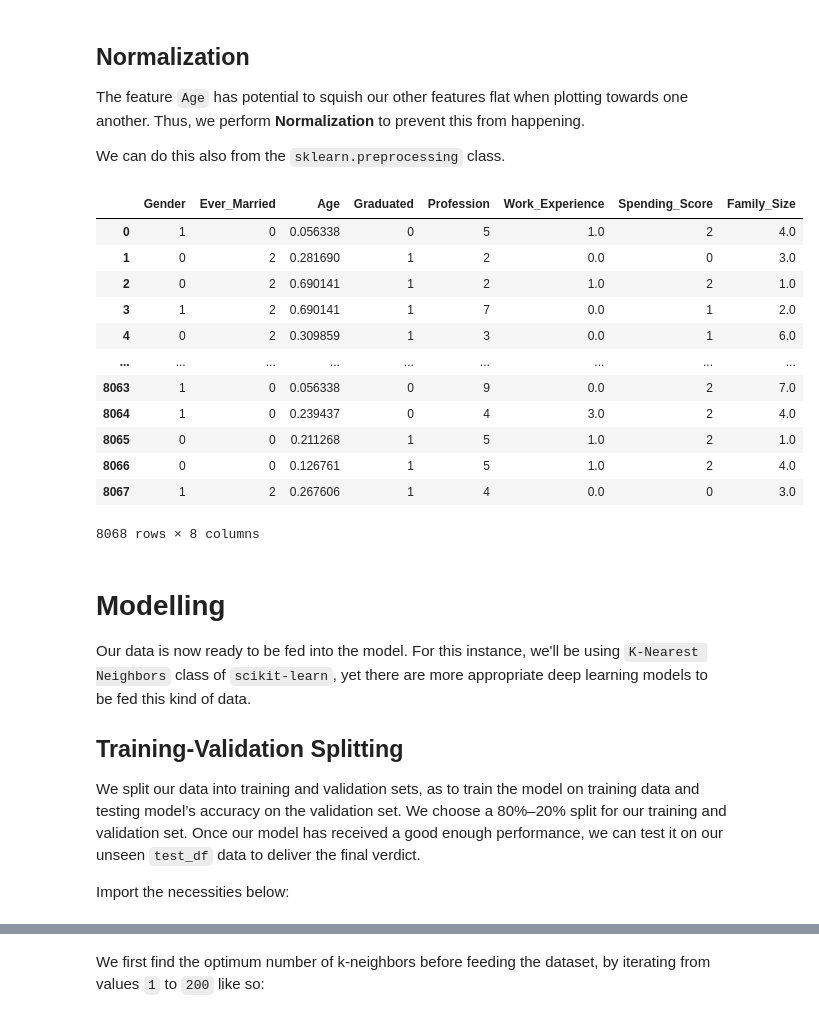
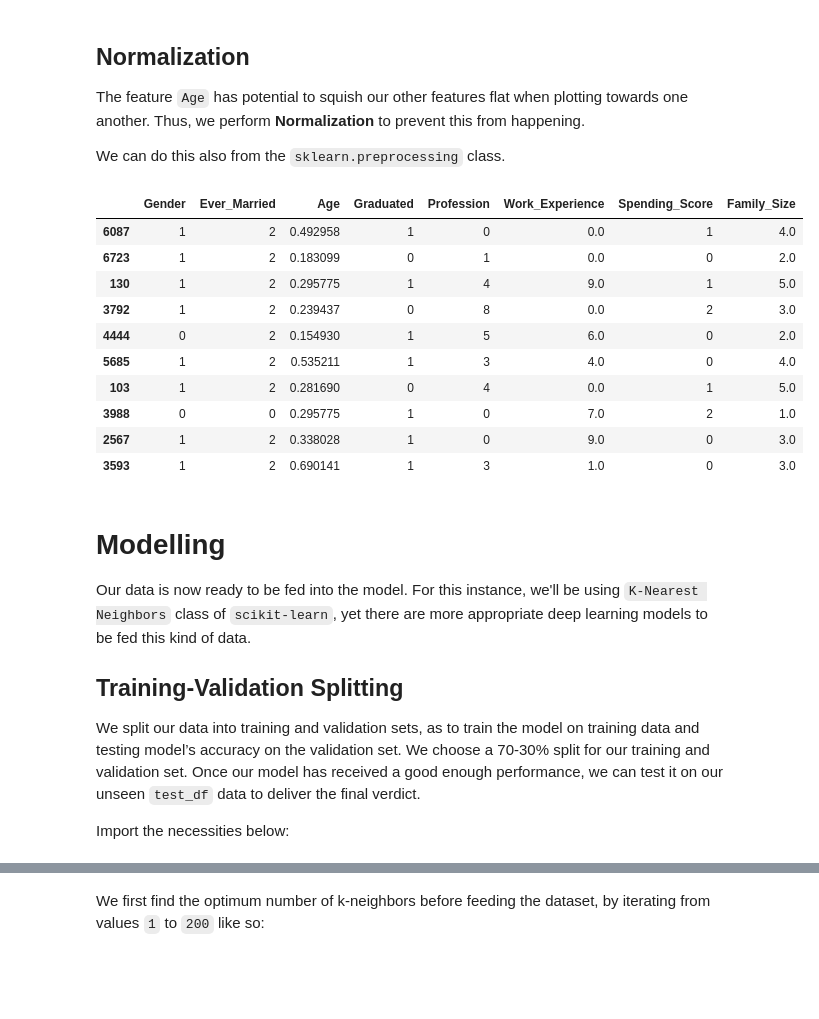
Before and after one commit to notpestilence/KNNClassifier-Sistem-Cerdas, a Jupyter notebook: nb.ipynb, the cells around one changed output, grey strips where cells are left out. Saved outputs shown, nothing was run; the diff lists cells and outputs as text; code cells hidden in the pictures; blank space fills up the shorter version.

```diff
--- a/nb.ipynb
+++ b/nb.ipynb
@@ -197,30 +198,28 @@ We can do this also from the `sklearn.preprocessing` class.
 # %%
 from sklearn.preprocessing import MinMaxScaler
 feature_columns = features.columns.tolist()
 scaler = MinMaxScaler() # Instantiate scaler object
 features['Age'] = scaler.fit_transform(features[['Age']])
 
-features
+features.sample(n=10, random_state=1)
 # %% [output]
 |  | Gender | Ever_Married | Age | Graduated | Profession | Work_Experience | Spending_Score | Family_Size |
-| 0 | 1 | 0 | 0.056338 | 0 | 5 | 1.0 | 2 | 4.0 |
-| 1 | 0 | 2 | 0.281690 | 1 | 2 | 0.0 | 0 | 3.0 |
-| 2 | 0 | 2 | 0.690141 | 1 | 2 | 1.0 | 2 | 1.0 |
-| 3 | 1 | 2 | 0.690141 | 1 | 7 | 0.0 | 1 | 2.0 |
-| 4 | 0 | 2 | 0.309859 | 1 | 3 | 0.0 | 1 | 6.0 |
-| ... | ... | ... | ... | ... | ... | ... | ... | ... |
-| 8063 | 1 | 0 | 0.056338 | 0 | 9 | 0.0 | 2 | 7.0 |
-| 8064 | 1 | 0 | 0.239437 | 0 | 4 | 3.0 | 2 | 4.0 |
-| 8065 | 0 | 0 | 0.211268 | 1 | 5 | 1.0 | 2 | 1.0 |
-| 8066 | 0 | 0 | 0.126761 | 1 | 5 | 1.0 | 2 | 4.0 |
-| 8067 | 1 | 2 | 0.267606 | 1 | 4 | 0.0 | 0 | 3.0 |
+| 6087 | 1 | 2 | 0.492958 | 1 | 0 | 0.0 | 1 | 4.0 |
+| 6723 | 1 | 2 | 0.183099 | 0 | 1 | 0.0 | 0 | 2.0 |
+| 130 | 1 | 2 | 0.295775 | 1 | 4 | 9.0 | 1 | 5.0 |
+| 3792 | 1 | 2 | 0.239437 | 0 | 8 | 0.0 | 2 | 3.0 |
+| 4444 | 0 | 2 | 0.154930 | 1 | 5 | 6.0 | 0 | 2.0 |
+| 5685 | 1 | 2 | 0.535211 | 1 | 3 | 4.0 | 0 | 4.0 |
+| 103 | 1 | 2 | 0.281690 | 0 | 4 | 0.0 | 1 | 5.0 |
+| 3988 | 0 | 0 | 0.295775 | 1 | 0 | 7.0 | 2 | 1.0 |
+| 2567 | 1 | 2 | 0.338028 | 1 | 0 | 9.0 | 0 | 3.0 |
+| 3593 | 1 | 2 | 0.690141 | 1 | 3 | 1.0 | 0 | 3.0 |
-8068 rows × 8 columns
 # %% [markdown]
 # Modelling
 Our data is now ready to be fed into the model. For this instance, we'll be using `K-Nearest Neighbors` class of `scikit-learn`, yet there are more appropriate deep learning models to be fed this kind of data.
 
 ## Training-Validation Splitting
-We split our data into training and validation sets, as to train the model on training data and testing model’s accuracy on the validation set. We choose a 80%–20% split for our training and validation set. Once our model has received a good enough performance, we can test it on our unseen `test_df` data to deliver the final verdict.
+We split our data into training and validation sets, as to train the model on training data and testing model’s accuracy on the validation set. We choose a 70-30% split for our training and validation set. Once our model has received a good enough performance, we can test it on our unseen `test_df` data to deliver the final verdict.
 
 Import the necessities below:
 # %%
```
Also changed, not shown: parts of 12 cells of this notebook, 1 other file.
